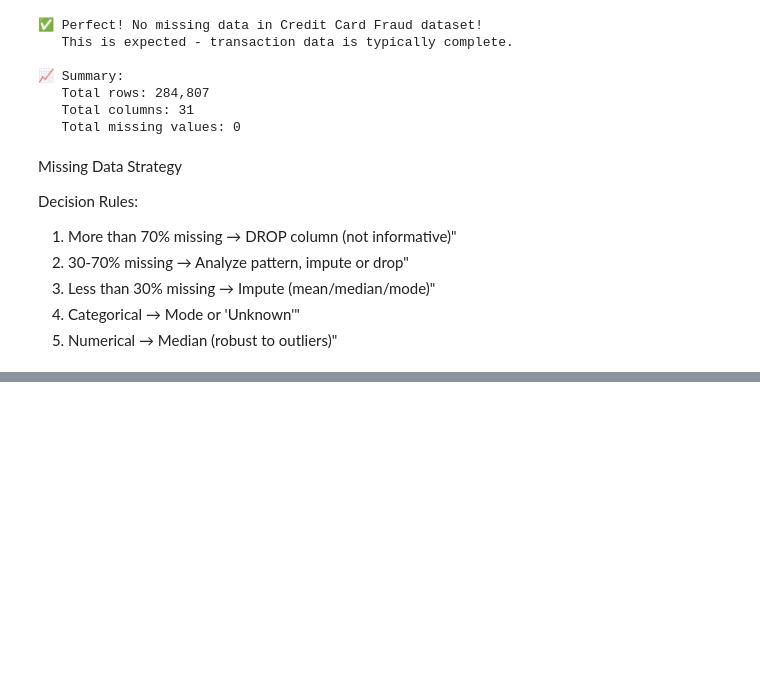
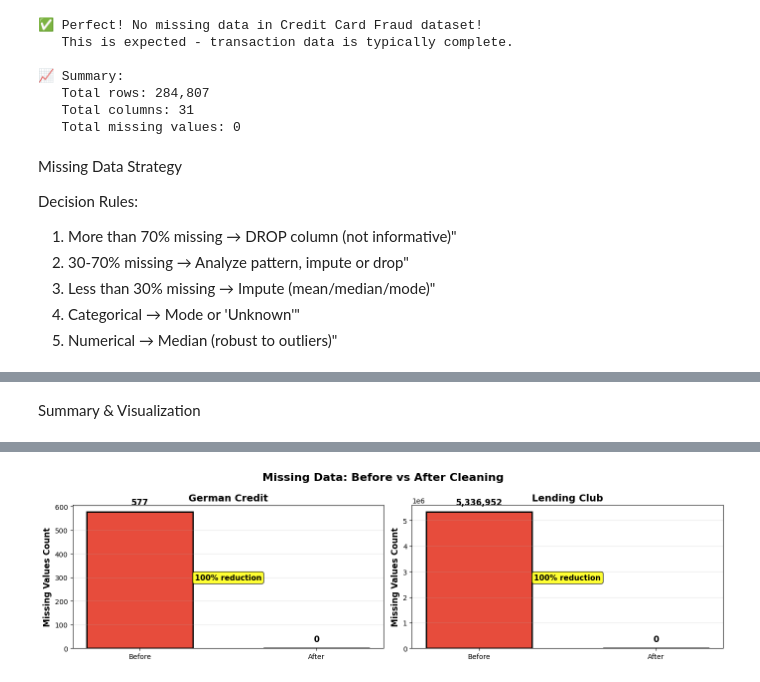
Before and after one commit to ManasAyyalaraju/personal-finance-health-predictor, a Jupyter notebook: notebooks/02_Data_Preprocessing.ipynb, the cells around one changed output, grey strips where cells are left out. Cells and saved outputs as stored; diff of their text form; code cells hidden in the pictures; blank space fills up the shorter version.

```diff
--- a/notebooks/02_Data_Preprocessing.ipynb
+++ b/notebooks/02_Data_Preprocessing.ipynb
@@ -220,0 +394,79 @@ Decision Rules:
+# %% [markdown]
+Summary & Visualization
+# %%
+# Create summary table
+summary_data = {
+    'Dataset': ['German Credit', 'Lending Club'],
+    'Original Rows': [len(german_credit), len(lending_club)],
+    'Original Cols': [len(german_credit.columns), len(lending_club.columns)],
+    'Final Rows': [len(german_credit_clean), len(lending_club_clean)],
+    'Final Cols': [len(german_credit_clean.columns), len(lending_club_clean.columns)],
+    'Missing Before': [
+        german_credit.isnull().sum().sum(),
+        lending_club.isnull().sum().sum()
+    ],
+    'Missing After': [
+        german_credit_clean.isnull().sum().sum(),
+        lending_club_clean.isnull().sum().sum()
+    ]
+}
+
+summary_df = pd.DataFrame(summary_data)
+
+print("\n📊 Processing Summary:")
+print(summary_df.to_string(index=False))
+
+# Visualization
+fig, axes = plt.subplots(1, 2, figsize=(14, 4))
+fig.suptitle('Missing Data: Before vs After Cleaning', fontsize=16, fontweight='bold')
+
+datasets = ['German Credit', 'Lending Club']
+before = summary_df['Missing Before'].values
+after = summary_df['Missing After'].values
+
+for idx, (ax, dataset, b, a) in enumerate(zip(axes, datasets, before, after)):
+    ax.bar(['Before', 'After'], [b, a], color=['#e74c3c', '#2ecc71'],
+           edgecolor='black', linewidth=2, width=0.6)
+    ax.set_title(dataset, fontsize=14, fontweight='bold')
+    ax.set_ylabel('Missing Values Count', fontsize=12, fontweight='bold')
+    ax.grid(alpha=0.3, axis='y')
+
+    # Add value labels, scaled relative to the current subplot's data
+    current_max_val = max(b, a) # Use max of current subplot's before/after values
+    ax.text(0, b + current_max_val*0.05, f'{b:,}', ha='center', fontweight='bold', fontsize=12)
+    ax.text(1, a + current_max_val*0.05, f'{a:,}', ha='center', fontweight='bold', fontsize=12)
+
+    # Add percentage reduction
+    if b > 0:
+        reduction = ((b - a) / b * 100)
+        # Position reduction text more centrally within the plot area
+        y_pos_reduction = current_max_val * 0.5
+        ax.text(0.5, y_pos_reduction, f'{reduction:.0f}% reduction',
+                ha='center', fontsize=11, fontweight='bold',
+                bbox=dict(boxstyle='round', facecolor='yellow', alpha=0.8))
+    else:
+        ax.text(0.5, current_max_val * 0.5, 'No missing data',
+                ha='center', fontsize=11, fontweight='bold',
+                bbox=dict(boxstyle='round', facecolor='lightgreen', alpha=0.8))
+
+plt.tight_layout()
+plt.show()
+
+# Additional metrics table
+print("\n📈 Detailed Metrics:")
+print(f"\nGerman Credit:")
+print(f"   • Rows retained: {len(german_credit_clean):,} / {len(german_credit):,} ({len(german_credit_clean)/len(german_credit)*100:.1f}%)")
+print(f"   • Columns retained: {len(german_credit_clean.columns)} / {len(german_credit.columns)}")
+print(f"   • Missing values eliminated: {german_credit.isnull().sum().sum():,} → {german_credit_clean.isnull().sum().sum()}")
+
+print(f"\nLending Club:")
+print(f"   • Rows retained: {len(lending_club_clean):,} / {len(lending_club):,} ({len(lending_club_clean)/len(lending_club)*100:.1f}%)")
+print(f"   • Columns retained: {len(lending_club_clean.columns)} / {len(lending_club.columns)}")
+print(f"   • Missing values eliminated: {lending_club.isnull().sum().sum():,} → {lending_club_clean.isnull().sum().sum()}")
+
+
+print("\n📁 Cleaned datasets ready for Part 2 (Feature Engineering):")
+print("   • german_credit_clean")
+print("   • lending_club_clean")
+print("\n💡 Note: Credit Card Fraud dataset had no missing data - already ready for use!")
+# %% [output]
@@ -220,0 +477 @@ Decision Rules:
+[figure, added]
```
Also changed, not shown: parts of 101 cells of this notebook.
